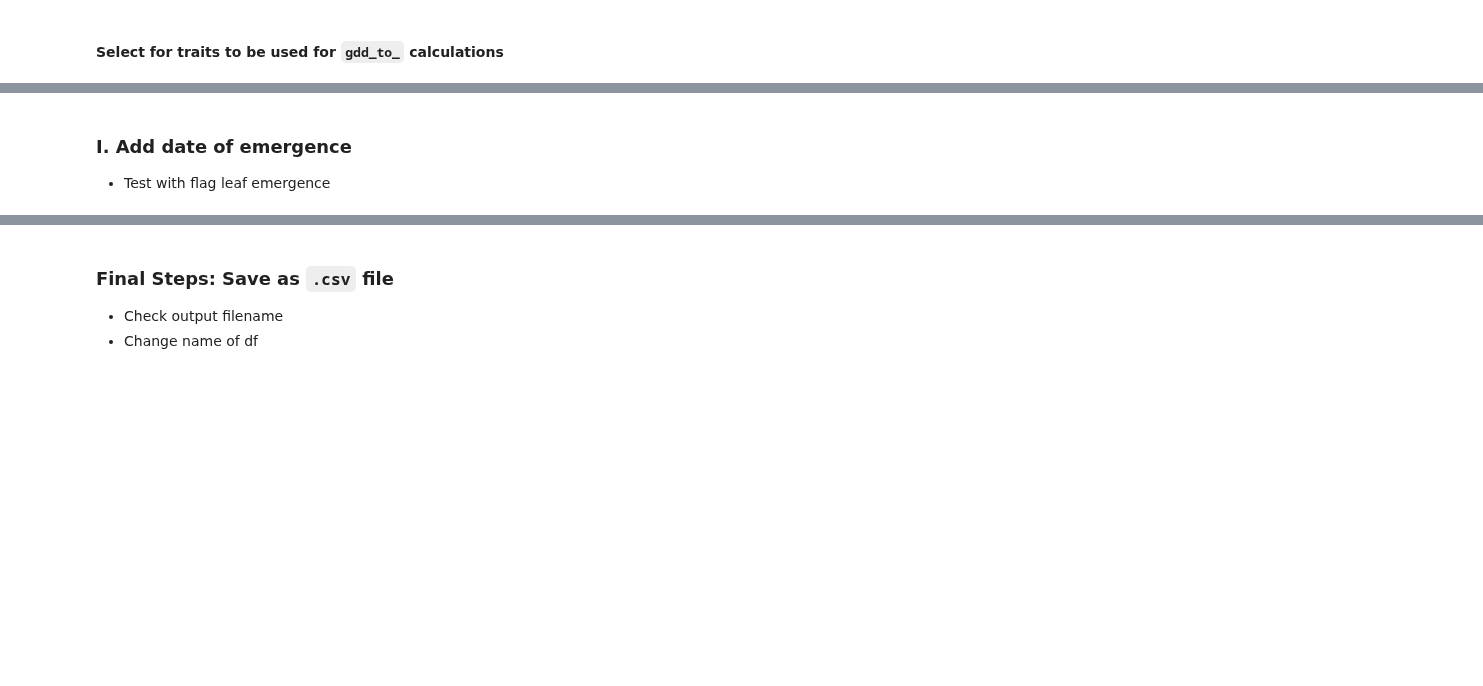
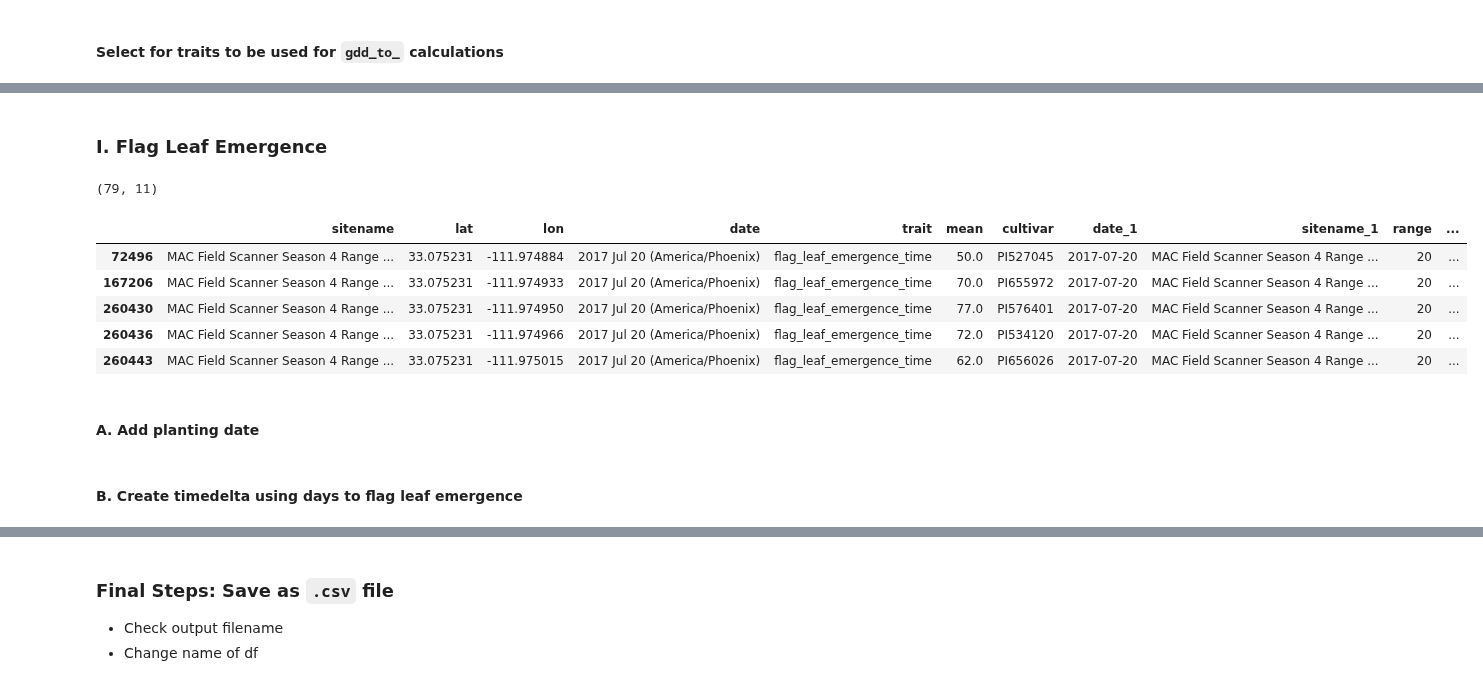
Before and after one commit to genophenoenvo/terraref-datasets, a Jupyter notebook: notebooks/gdd_values_season_4.ipynb, the cells around one changed output, grey strips where cells are left out. Saved outputs shown, nothing was run; the diff lists cells and outputs as text; code cells hidden in the pictures; blank space fills up the shorter version.

Commit message:
created days and gdd to flowering and flag leaf emergence tables

```diff
--- a/notebooks/gdd_values_season_4.ipynb
+++ b/notebooks/gdd_values_season_4.ipynb
@@ -82,10 +111,19 @@ df_5.shape
-# %% [markdown]
-### I. Add date of emergence
-* Test with flag leaf emergence
+# %% [markdown]
+### I. Flag Leaf Emergence
 # %%
 flag_leaf_0 = df_5.loc[df_5.trait == 'flag_leaf_emergence_time']
 print(flag_leaf_0.shape)
-flag_leaf_0.head()
+# flag_leaf_0.head()
+# %% [output]
+(79, 11)
+|  | sitename | lat | lon | date | trait | mean | cultivar | date_1 | sitename_1 | range | ... |
+| 72496 | MAC Field Scanner Season 4 Range ... | 33.075231 | -111.974884 | 2017 Jul 20 (America/Phoenix) | flag_leaf_emergence_time | 50.0 | PI527045 | 2017-07-20 | MAC Field Scanner Season 4 Range ... | 20 | ... |
+| 167206 | MAC Field Scanner Season 4 Range ... | 33.075231 | -111.974933 | 2017 Jul 20 (America/Phoenix) | flag_leaf_emergence_time | 70.0 | PI655972 | 2017-07-20 | MAC Field Scanner Season 4 Range ... | 20 | ... |
+| 260430 | MAC Field Scanner Season 4 Range ... | 33.075231 | -111.974950 | 2017 Jul 20 (America/Phoenix) | flag_leaf_emergence_time | 77.0 | PI576401 | 2017-07-20 | MAC Field Scanner Season 4 Range ... | 20 | ... |
+| 260436 | MAC Field Scanner Season 4 Range ... | 33.075231 | -111.974966 | 2017 Jul 20 (America/Phoenix) | flag_leaf_emergence_time | 72.0 | PI534120 | 2017-07-20 | MAC Field Scanner Season 4 Range ... | 20 | ... |
+| 260443 | MAC Field Scanner Season 4 Range ... | 33.075231 | -111.975015 | 2017 Jul 20 (America/Phoenix) | flag_leaf_emergence_time | 62.0 | PI656026 | 2017-07-20 | MAC Field Scanner Season 4 Range ... | 20 | ... |
+# %% [markdown]
+#### A. Add planting date
 # %%
 day_of_planting = datetime.date(2017,4,20)
 flag_leaf_1 = flag_leaf_0.copy()
@@ -95,5 +133,7 @@ flag_leaf_1.head()
 # %%
 flag_leaf_2 = flag_leaf_1.copy()
+# %% [markdown]
+#### B. Create timedelta using days to flag leaf emergence
 # %%
 timedelta_values = flag_leaf_2['mean'].values
 dates_of_emergence = []
```
Also changed, not shown: parts of 53 cells of this notebook.
